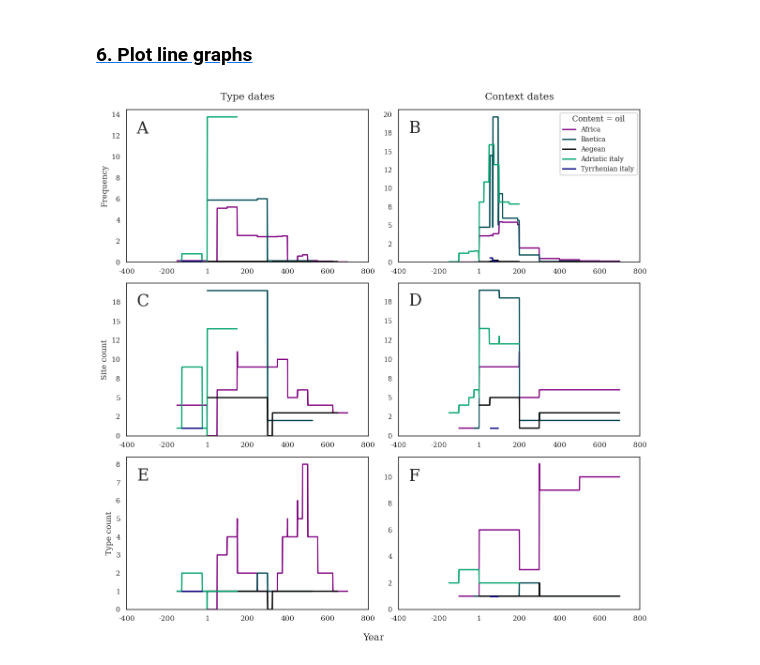
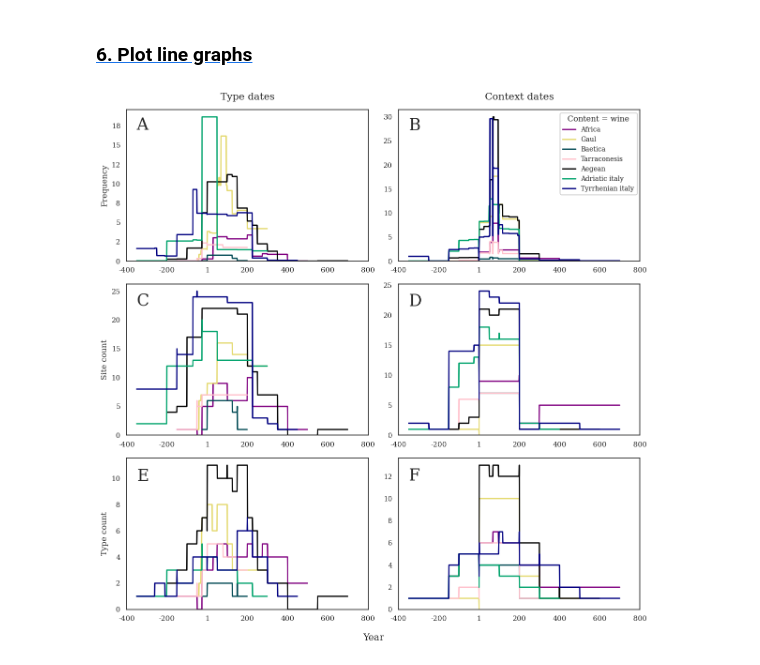
Before and after one commit to Tom-Brughmans/Sonata, a Jupyter notebook: src/application/Figs20a-f.ipynb, the cells around one changed output. Cells and saved outputs as stored; diff of their text form; code cells hidden in the pictures.

```diff
--- a/src/application/Figs20a-f.ipynb
+++ b/src/application/Figs20a-f.ipynb
@@ -22,9 +22,9 @@ from plot import plot_graph
 ### [<span style="color:black">2. Read in data</span>](#two)  <a id="2"></a>
 # %%
 data = pd.read_csv("../../data/Sonata_data.csv")
-data = data[data["content"] == "olive oil"]
+data = data[data["content"] == "wine"]
 
-provenance = ["africa", "baetica", "aegean", "adriatic italy", "tyrrhenian italy"]
+provenance = ["africa", "gaul", "baetica", "tarraconesis", "aegean", "adriatic italy", "tyrrhenian italy"]
 start_dates = ["Amphora_type_lower_date", "Lower_context_date"]
 end_dates = ["Amphora_type_upper_date", "Upper_context_date"]
 
@@ -125,39 +125,39 @@ axs[1, 0].set_xlim([-400, 800])
 axs[1, 1].set_xlim([-400, 800])
 axs[2, 0].set_xlim([-400, 800])
 axs[2, 1].set_xlim([-400, 800])
 
 for ax, df in zip(axs.ravel(), list_of_dfs):
     plot_graph(dicts_of_df = df,
-               palette=["purple", "#004953", "black", "#00A36C", "#000080"],
+               palette=["purple", "#e4d96f", "#004953", "pink", "black", "#00A36C", "#000080"],
                ax = ax,
                linewidth = 2)
 
     ax.set_ylim(0, None)
     ax.yaxis.set_major_formatter(FormatStrFormatter("%.0f"))
     ax.set_xlabel(None)
     ax.get_legend().remove()
     ax.set_ylabel(None)
     ax.set_xticklabels([int(i) if i != 0 else 1 for i in ax.get_xticks()])
     handles, labels = ax.get_legend_handles_labels()
-    fig.legend(handles, labels, title="Content = oil",  title_fontproperties = {"size":12}, bbox_to_anchor=(0.973, 0.957), fontsize = 10)
+    fig.legend(handles, labels, title="Content = wine",  title_fontproperties = {"size":12}, bbox_to_anchor=(0.973, 0.957), fontsize = 10)
 
 axs[0,0].set_ylabel("Frequency")
 axs[1,0].set_ylabel("Site count")
 axs[2,0].set_ylabel("Type count")
 
 axs[0, 0].set_title(label = "Type dates", size=15, y=1.04)
 axs[0, 1].set_title(label = "Context dates", size=15, y=1.04)
 
-axs[0, 0].text(-350, 12.2, "A", fontsize = 25)
-axs[0, 1].text(-350, 17.5, "B", fontsize = 25)
-axs[1, 0].text(-350, 17, "C", fontsize = 25)
-axs[1, 1].text(-350, 17, "D", fontsize = 25)
-axs[2, 0].text(-350, 7.1, "E", fontsize = 25)
-axs[2, 1].text(-350, 9.7, "F", fontsize = 25)
+axs[0, 0].text(-350, 17, "A", fontsize = 25)
+axs[0, 1].text(-350, 27.2, "B", fontsize = 25)
+axs[1, 0].text(-350, 22.5, "C", fontsize = 25)
+axs[1, 1].text(-350, 21.5, "D", fontsize = 25)
+axs[2, 0].text(-350, 9.8, "E", fontsize = 25)
+axs[2, 1].text(-350, 11.6, "F", fontsize = 25)
 
 fig.supxlabel("Year")
 
 plt.tight_layout()
 plt.savefig("../../figs/Fig20a-f.png")
 # %% [output]
-[figure, old version]
+[figure, new version]
```
Also changed, not shown: 52 other files.
